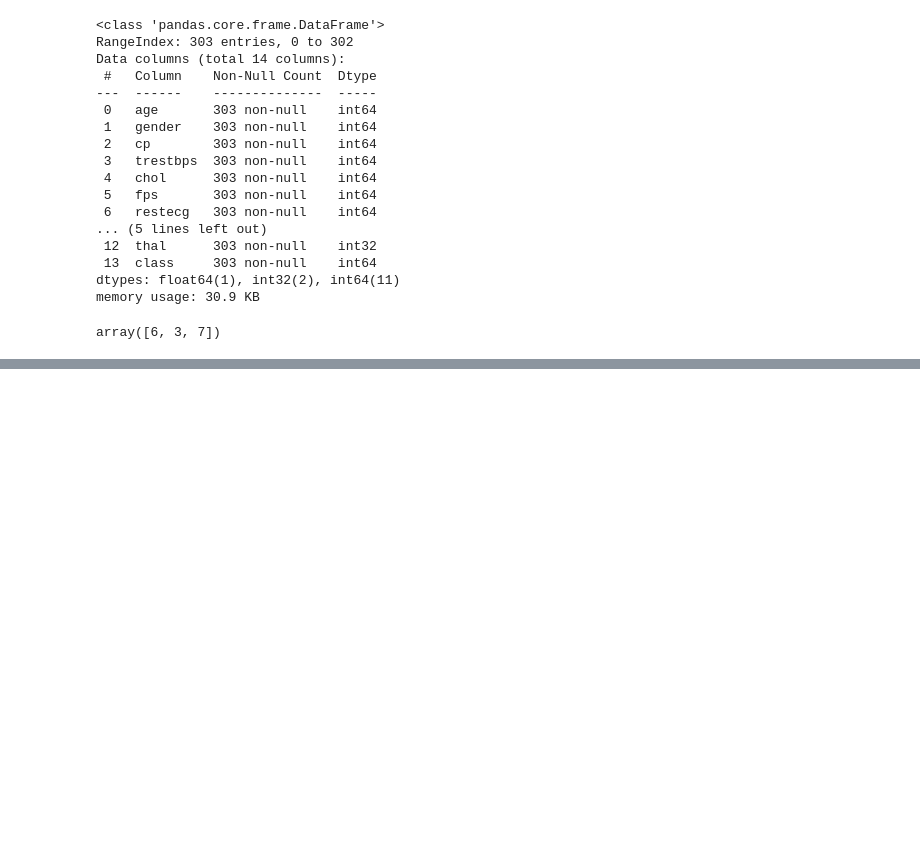
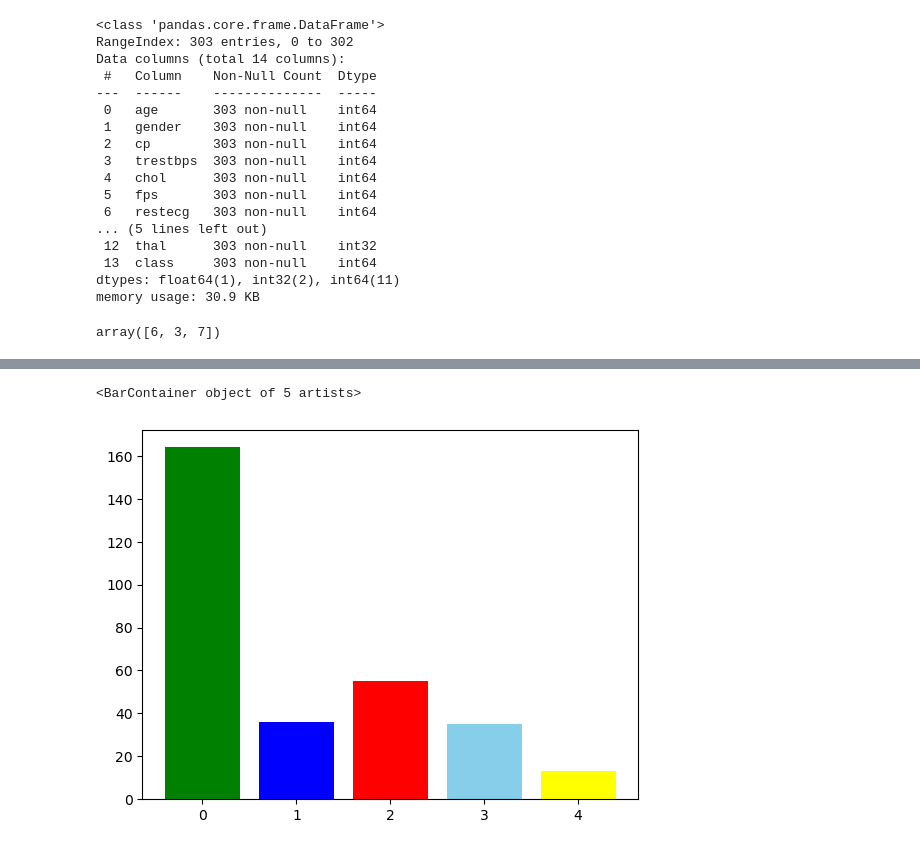
Before and after one commit to Narendra-bot07/COE, a Jupyter notebook: DA@.ipynb, the cells around one changed output, grey strips where cells are left out. Drawn from its saved outputs; the diff is of its cells as text; code cells hidden in the pictures; blank space fills up the shorter version.

```diff
--- a/DA@.ipynb
+++ b/DA@.ipynb
@@ -409,0 +439,7 @@ array([6, 3, 7])
+# %%
+c=['green','red','blue','skyblue','yellow']
+# %%
+plt.bar(df['class'].unique(),df['class'].value_counts(),color=c)
+# %% [output]
+<BarContainer object of 5 artists>
+[figure, added]
```
Also changed, not shown: parts of 20 cells of this notebook.
